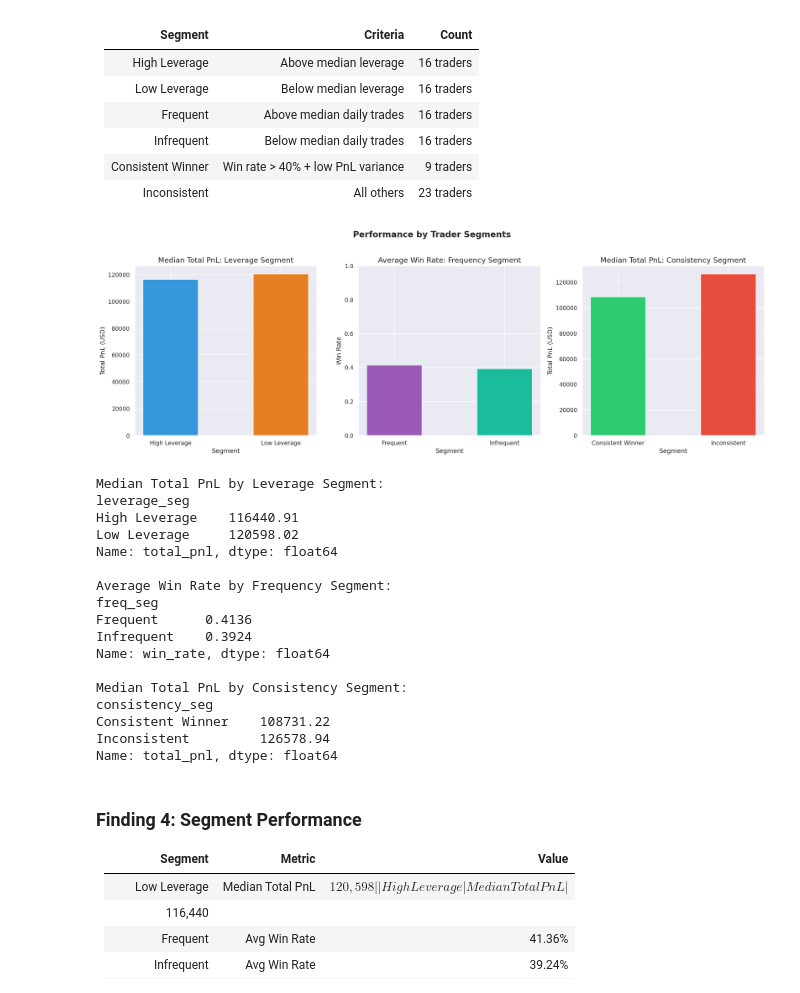
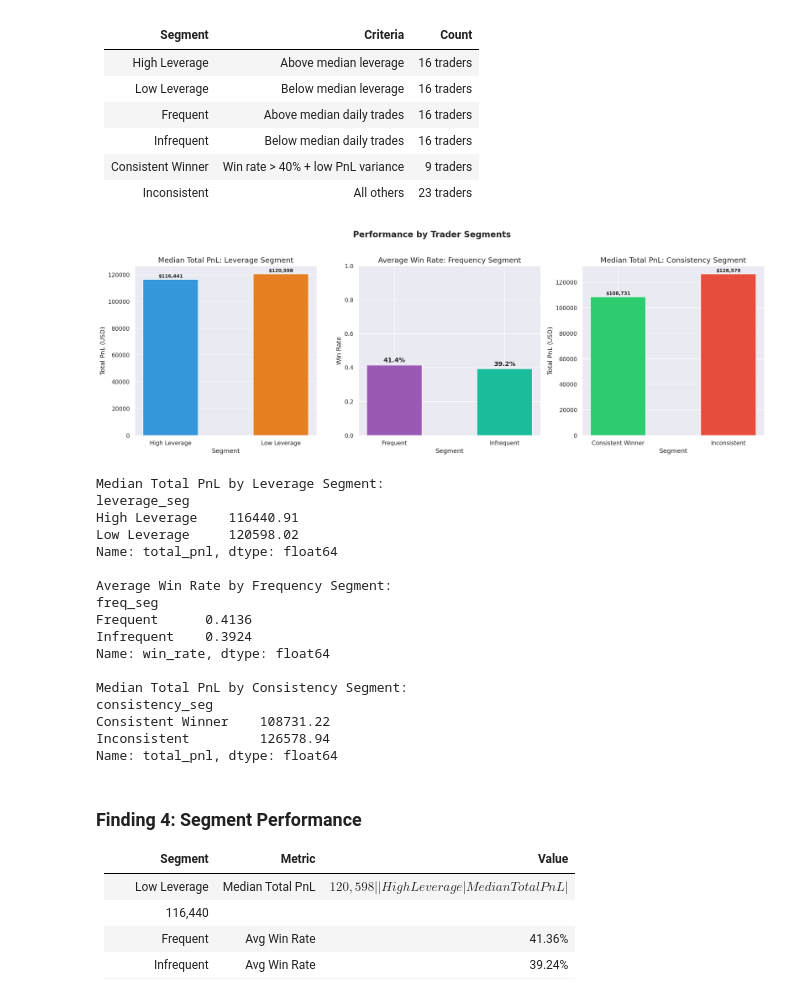
Before and after one commit to rushi1914/primetrade-trader-sentiment-analysis, a Jupyter notebook: notebooks/analysis.ipynb, the cells around one changed output. Cells and saved outputs as stored; diff of their text form; code cells hidden in the pictures.

```diff
--- a/notebooks/analysis.ipynb
+++ b/notebooks/analysis.ipynb
@@ -209,28 +209,30 @@ From the merged dataset we derived the following key metrics at the **trader-day
 **Result:** 2,340 trader-day records — 1,550 Greed days vs 790 Fear days.
 # %%
 import os
-
 fig, axes = plt.subplots(1, 3, figsize=(18, 6))
 fig.suptitle("Trader Performance: Fear vs Greed Days", fontsize=16, fontweight='bold', y=1.02)
 
-# median daily PnL
 pnl_by_sent = daily.groupby('sentiment_binary')['daily_pnl'].median()
-axes[0].bar(pnl_by_sent.index, pnl_by_sent.values,
+bars0 = axes[0].bar(pnl_by_sent.index, pnl_by_sent.values,
             color=['#e74c3c', '#2ecc71'], edgecolor='white', width=0.5)
 axes[0].set_title("Median Daily PnL")
 axes[0].set_ylabel("PnL (USD)")
 axes[0].set_xlabel("Sentiment")
+for bar in bars0:
+    axes[0].text(bar.get_x() + bar.get_width()/2, bar.get_height() + 2,
+                 f'${bar.get_height():.0f}', ha='center', va='bottom', fontweight='bold')
 
-# win rate
 wr_by_sent = daily.groupby('sentiment_binary')['win_rate'].mean()
-axes[1].bar(wr_by_sent.index, wr_by_sent.values,
+bars1 = axes[1].bar(wr_by_sent.index, wr_by_sent.values,
             color=['#e74c3c', '#2ecc71'], edgecolor='white', width=0.5)
 axes[1].set_title("Average Win Rate")
 axes[1].set_ylabel("Win Rate")
 axes[1].set_xlabel("Sentiment")
 axes[1].set_ylim(0, 1)
+for bar in bars1:
+    axes[1].text(bar.get_x() + bar.get_width()/2, bar.get_height() + 0.01,
+                 f'{bar.get_height():.1%}', ha='center', va='bottom', fontweight='bold')
 
-# trade count distribution
 sns.boxplot(data=daily, x='sentiment_binary', y='trade_count',
             palette={'Fear': '#e74c3c', 'Greed': '#2ecc71'}, ax=axes[2])
 axes[2].set_title("Trade Count Distribution")
@@ -442,43 +444,49 @@ We identified 3 meaningful trader segments based on behavior:
 fig, axes = plt.subplots(1, 3, figsize=(18, 6))
 fig.suptitle("Performance by Trader Segments", fontsize=16, fontweight='bold', y=1.02)
 
-# segment 1 — leverage vs total pnl
 lev_pnl = trader_stats.groupby('leverage_seg')['total_pnl'].median()
-axes[0].bar(lev_pnl.index, lev_pnl.values,
+bars0 = axes[0].bar(lev_pnl.index, lev_pnl.values,
             color=['#3498db', '#e67e22'], edgecolor='white', width=0.5)
 axes[0].set_title("Median Total PnL: Leverage Segment")
 axes[0].set_ylabel("Total PnL (USD)")
 axes[0].set_xlabel("Segment")
+for bar in bars0:
+    axes[0].text(bar.get_x() + bar.get_width()/2, bar.get_height() + 500,
+                 f'${bar.get_height():,.0f}', ha='center', va='bottom', fontweight='bold', fontsize=9)
 
-# segment 2 — frequency vs win rate
 freq_wr = trader_stats.groupby('freq_seg')['win_rate'].mean()
-axes[1].bar(freq_wr.index, freq_wr.values,
+bars1 = axes[1].bar(freq_wr.index, freq_wr.values,
             color=['#9b59b6', '#1abc9c'], edgecolor='white', width=0.5)
 axes[1].set_title("Average Win Rate: Frequency Segment")
 axes[1].set_ylabel("Win Rate")
 axes[1].set_xlabel("Segment")
 axes[1].set_ylim(0, 1)
+for bar in bars1:
+    axes[1].text(bar.get_x() + bar.get_width()/2, bar.get_height() + 0.01,
+                 f'{bar.get_height():.1%}', ha='center', va='bottom', fontweight='bold')
 
-# segment 3 — consistency vs total pnl
 cons_pnl = trader_stats.groupby('consistency_seg')['total_pnl'].median()
-axes[2].bar(cons_pnl.index, cons_pnl.values,
+bars2 = axes[2].bar(cons_pnl.index, cons_pnl.values,
             color=['#2ecc71', '#e74c3c'], edgecolor='white', width=0.5)
 axes[2].set_title("Median Total PnL: Consistency Segment")
 axes[2].set_ylabel("Total PnL (USD)")
 axes[2].set_xlabel("Segment")
+for bar in bars2:
+    axes[2].text(bar.get_x() + bar.get_width()/2, bar.get_height() + 500,
+                 f'${bar.get_height():,.0f}', ha='center', va='bottom', fontweight='bold', fontsize=9)
 
 plt.tight_layout()
 plt.savefig(os.path.join(CHARTS_DIR, 'chart3_segment_performance.png'), bbox_inches='tight', dpi=150)
 plt.show()
 
 print("\nMedian Total PnL by Leverage Segment:")
 print(lev_pnl.round(2))
 print("\nAverage Win Rate by Frequency Segment:")
 print(freq_wr.round(4))
 print("\nMedian Total PnL by Consistency Segment:")
 print(cons_pnl.round(2))
 # %% [output]
-[figure, old version]
+[figure, new version]
 Median Total PnL by Leverage Segment:
 leverage_seg
 High Leverage    116440.91
```
Also changed, not shown: parts of 2 cells of this notebook, 3 other files.
